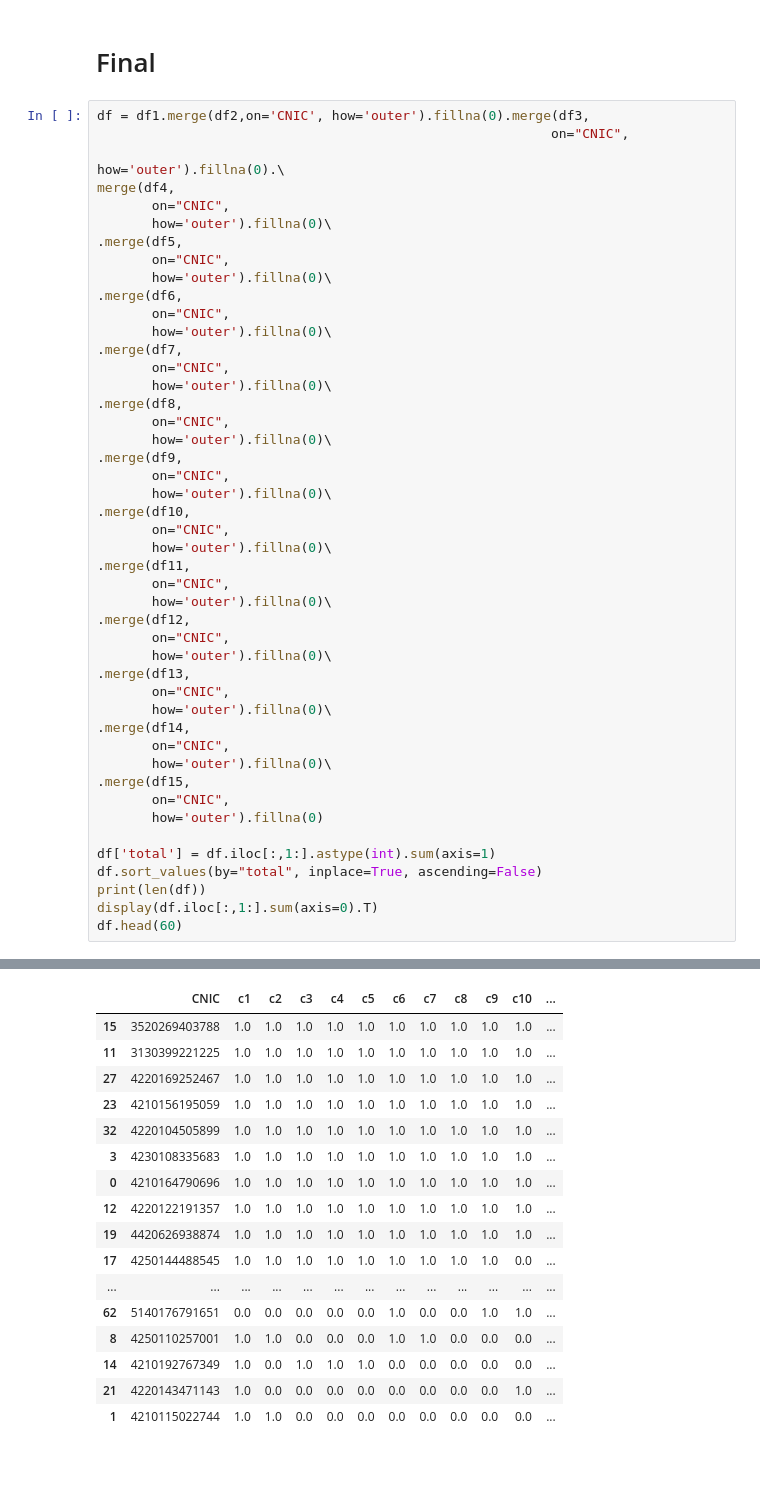
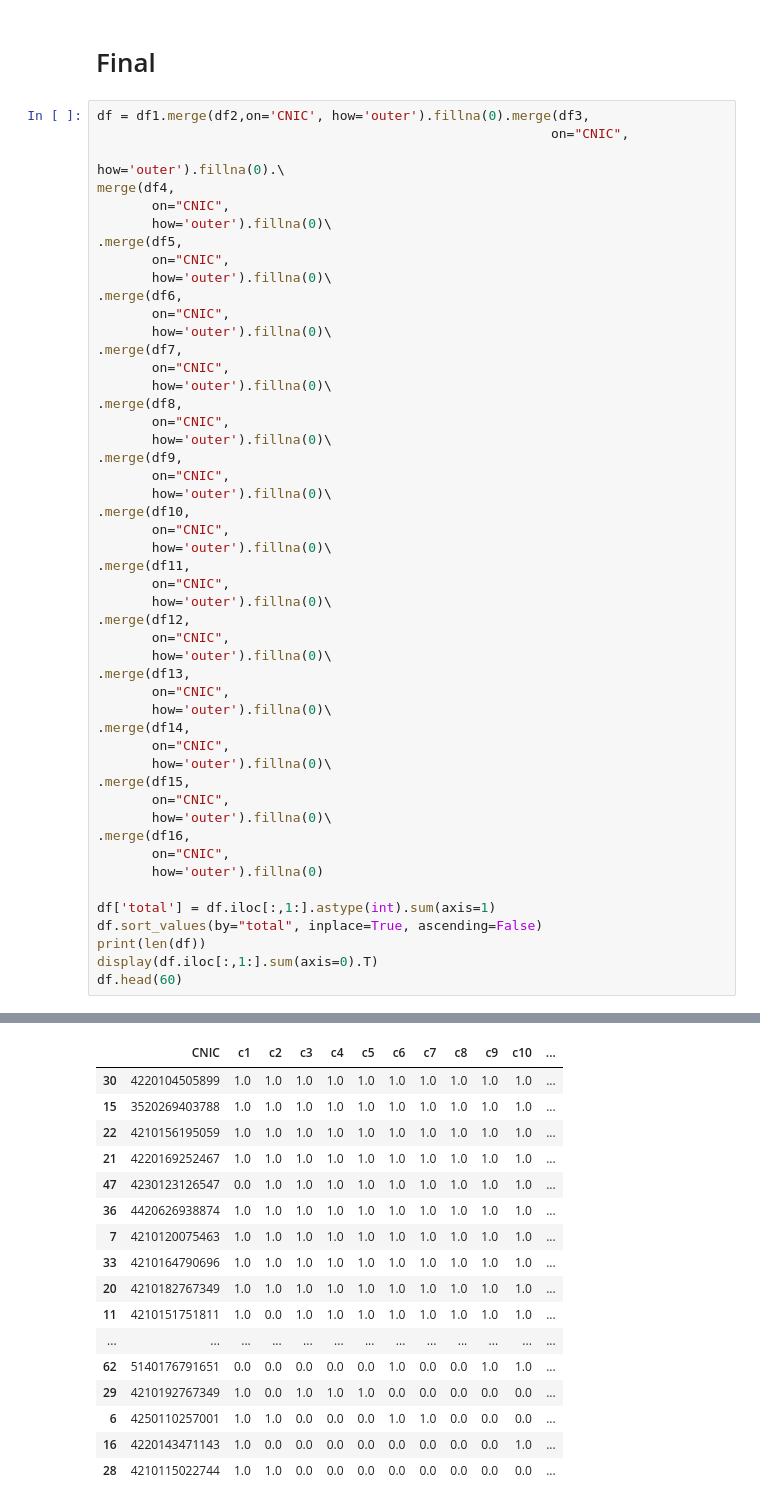
Before and after one commit to EnggQasim/NED_ML_batch3, a Jupyter notebook: attendance.ipynb, the cells around one changed output, grey strips where cells are left out. Saved outputs shown, nothing was run; the diff lists cells and outputs as text; blank space fills up the shorter version.

```diff
--- a/attendance.ipynb
+++ b/attendance.ipynb
@@ -2672,6 +2860,9 @@ merge(df4,
        how='outer').fillna(0)\
 .merge(df15,
        on="CNIC",
+       how='outer').fillna(0)\
+.merge(df16,
+       on="CNIC",
        how='outer').fillna(0)
 
 df['total'] = df.iloc[:,1:].astype(int).sum(axis=1)
@@ -2700,21 +2892,21 @@ total    684.0
 dtype: float64
 |  | CNIC | c1 | c2 | c3 | c4 | c5 | c6 | c7 | c8 | c9 | c10 | ... |
+| 30 | 4220104505899 | 1.0 | 1.0 | 1.0 | 1.0 | 1.0 | 1.0 | 1.0 | 1.0 | 1.0 | 1.0 | ... |
 | 15 | 3520269403788 | 1.0 | 1.0 | 1.0 | 1.0 | 1.0 | 1.0 | 1.0 | 1.0 | 1.0 | 1.0 | ... |
-| 11 | 3130399221225 | 1.0 | 1.0 | 1.0 | 1.0 | 1.0 | 1.0 | 1.0 | 1.0 | 1.0 | 1.0 | ... |
-| 27 | 4220169252467 | 1.0 | 1.0 | 1.0 | 1.0 | 1.0 | 1.0 | 1.0 | 1.0 | 1.0 | 1.0 | ... |
-| 23 | 4210156195059 | 1.0 | 1.0 | 1.0 | 1.0 | 1.0 | 1.0 | 1.0 | 1.0 | 1.0 | 1.0 | ... |
-| 32 | 4220104505899 | 1.0 | 1.0 | 1.0 | 1.0 | 1.0 | 1.0 | 1.0 | 1.0 | 1.0 | 1.0 | ... |
-| 3 | 4230108335683 | 1.0 | 1.0 | 1.0 | 1.0 | 1.0 | 1.0 | 1.0 | 1.0 | 1.0 | 1.0 | ... |
-| 0 | 4210164790696 | 1.0 | 1.0 | 1.0 | 1.0 | 1.0 | 1.0 | 1.0 | 1.0 | 1.0 | 1.0 | ... |
-| 12 | 4220122191357 | 1.0 | 1.0 | 1.0 | 1.0 | 1.0 | 1.0 | 1.0 | 1.0 | 1.0 | 1.0 | ... |
-| 19 | 4420626938874 | 1.0 | 1.0 | 1.0 | 1.0 | 1.0 | 1.0 | 1.0 | 1.0 | 1.0 | 1.0 | ... |
-| 17 | 4250144488545 | 1.0 | 1.0 | 1.0 | 1.0 | 1.0 | 1.0 | 1.0 | 1.0 | 1.0 | 0.0 | ... |
+| 22 | 4210156195059 | 1.0 | 1.0 | 1.0 | 1.0 | 1.0 | 1.0 | 1.0 | 1.0 | 1.0 | 1.0 | ... |
+| 21 | 4220169252467 | 1.0 | 1.0 | 1.0 | 1.0 | 1.0 | 1.0 | 1.0 | 1.0 | 1.0 | 1.0 | ... |
+| 47 | 4230123126547 | 0.0 | 1.0 | 1.0 | 1.0 | 1.0 | 1.0 | 1.0 | 1.0 | 1.0 | 1.0 | ... |
+| 36 | 4420626938874 | 1.0 | 1.0 | 1.0 | 1.0 | 1.0 | 1.0 | 1.0 | 1.0 | 1.0 | 1.0 | ... |
+| 7 | 4210120075463 | 1.0 | 1.0 | 1.0 | 1.0 | 1.0 | 1.0 | 1.0 | 1.0 | 1.0 | 1.0 | ... |
+| 33 | 4210164790696 | 1.0 | 1.0 | 1.0 | 1.0 | 1.0 | 1.0 | 1.0 | 1.0 | 1.0 | 1.0 | ... |
+| 20 | 4210182767349 | 1.0 | 1.0 | 1.0 | 1.0 | 1.0 | 1.0 | 1.0 | 1.0 | 1.0 | 1.0 | ... |
+| 11 | 4210151751811 | 1.0 | 0.0 | 1.0 | 1.0 | 1.0 | 1.0 | 1.0 | 1.0 | 1.0 | 1.0 | ... |
 | ... | ... | ... | ... | ... | ... | ... | ... | ... | ... | ... | ... | ... |
 | 62 | 5140176791651 | 0.0 | 0.0 | 0.0 | 0.0 | 0.0 | 1.0 | 0.0 | 0.0 | 1.0 | 1.0 | ... |
-| 8 | 4250110257001 | 1.0 | 1.0 | 0.0 | 0.0 | 0.0 | 1.0 | 1.0 | 0.0 | 0.0 | 0.0 | ... |
-| 14 | 4210192767349 | 1.0 | 0.0 | 1.0 | 1.0 | 1.0 | 0.0 | 0.0 | 0.0 | 0.0 | 0.0 | ... |
-| 21 | 4220143471143 | 1.0 | 0.0 | 0.0 | 0.0 | 0.0 | 0.0 | 0.0 | 0.0 | 0.0 | 1.0 | ... |
-| 1 | 4210115022744 | 1.0 | 1.0 | 0.0 | 0.0 | 0.0 | 0.0 | 0.0 | 0.0 | 0.0 | 0.0 | ... |
+| 29 | 4210192767349 | 1.0 | 0.0 | 1.0 | 1.0 | 1.0 | 0.0 | 0.0 | 0.0 | 0.0 | 0.0 | ... |
+| 6 | 4250110257001 | 1.0 | 1.0 | 0.0 | 0.0 | 0.0 | 1.0 | 1.0 | 0.0 | 0.0 | 0.0 | ... |
+| 16 | 4220143471143 | 1.0 | 0.0 | 0.0 | 0.0 | 0.0 | 0.0 | 0.0 | 0.0 | 0.0 | 1.0 | ... |
+| 28 | 4210115022744 | 1.0 | 1.0 | 0.0 | 0.0 | 0.0 | 0.0 | 0.0 | 0.0 | 0.0 | 0.0 | ... |
 # %%
 df[df.c10==0]
 # %% [output]
```
Also changed, not shown: parts of 19 cells of this notebook, 1 other file.
